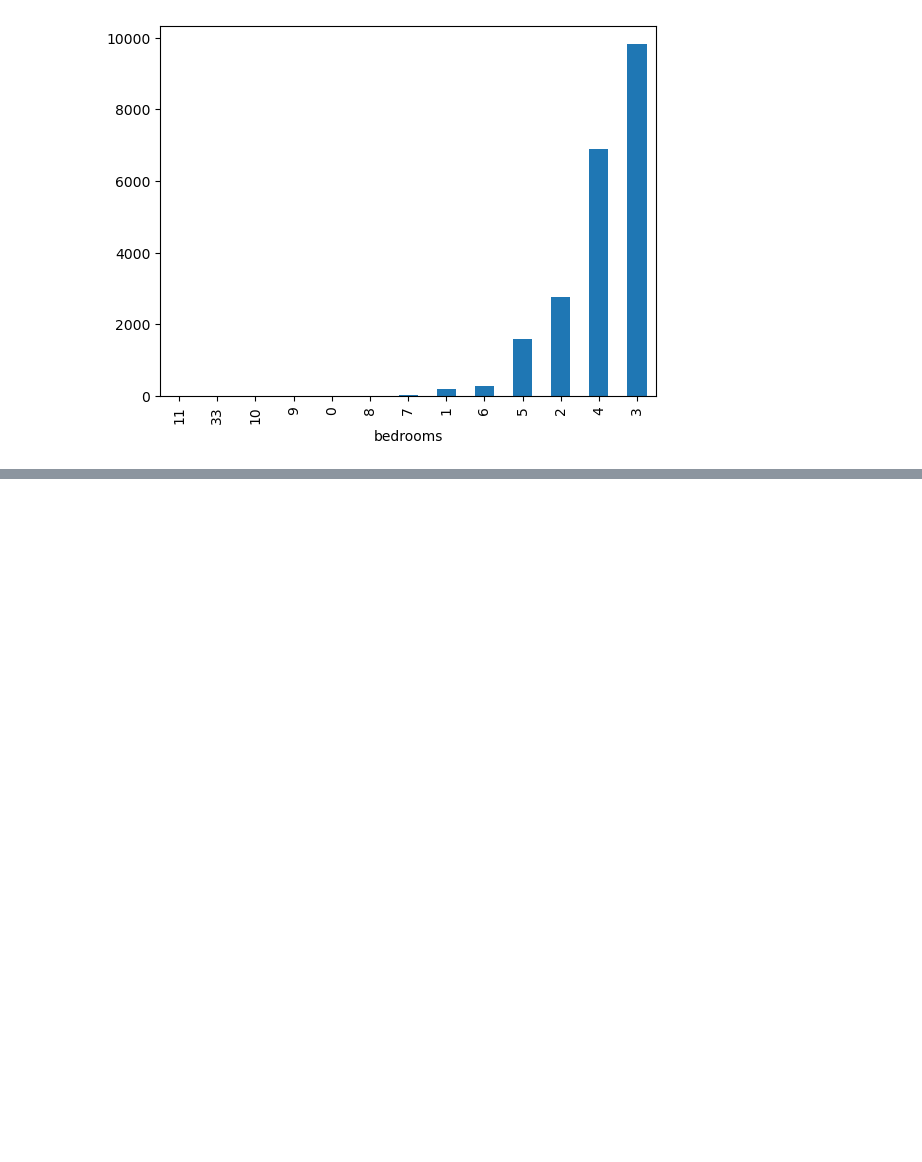
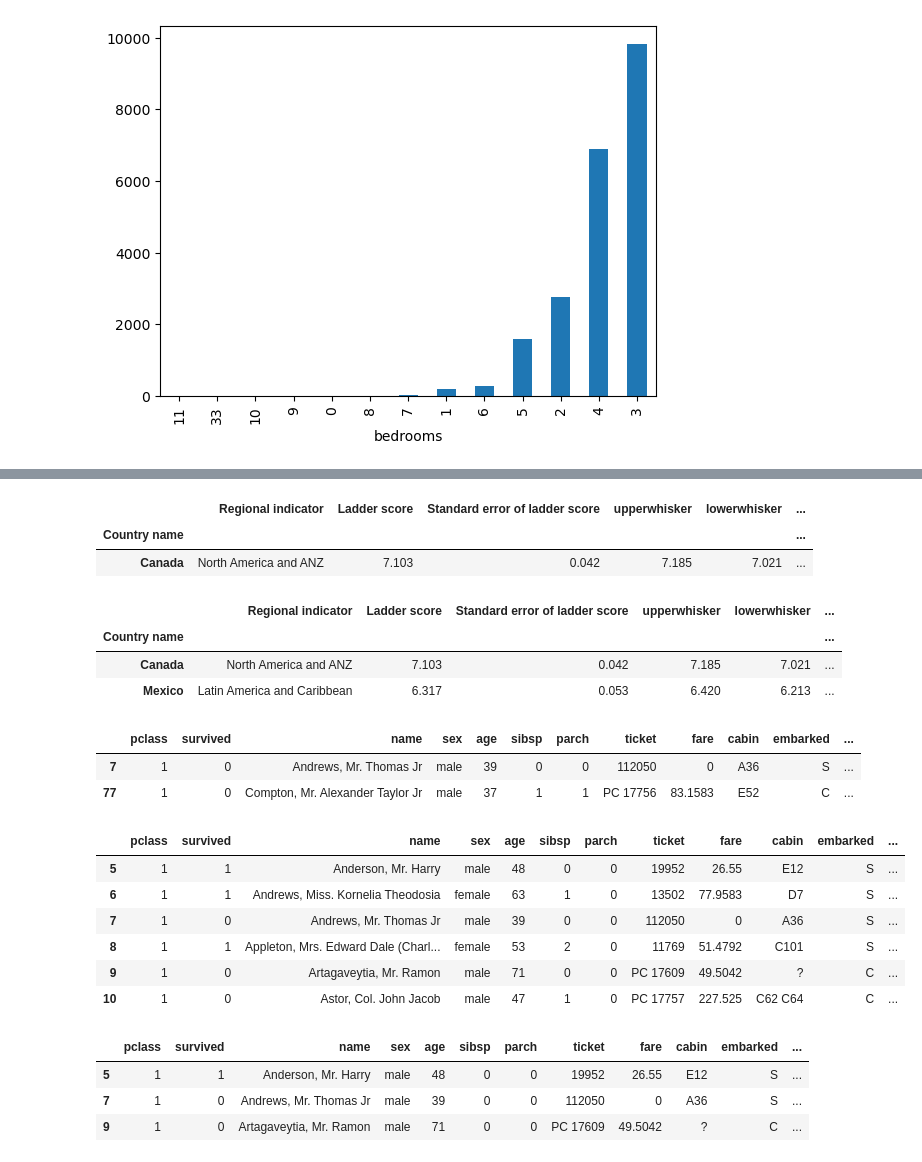
Before and after one commit to farhanaqaei/DataAnalysis, a Jupyter notebook: 5_Indexing&Sorting/LearningBook.ipynb, the cells around one changed output, grey strips where cells are left out. Drawn from its saved outputs; the diff is of its cells as text; code cells hidden in the pictures; blank space fills up the shorter version.

```diff
--- a/5_Indexing&Sorting/LearningBook.ipynb
+++ b/5_Indexing&Sorting/LearningBook.ipynb
@@ -353,0 +382,36 @@ houses.bedrooms.value_counts().sort_values().plot(kind="bar")
+# %%
+countries.loc[["Canada"]]
+# %% [output]
+|  | Regional indicator | Ladder score | Standard error of ladder score | upperwhisker | lowerwhisker | ... |
+| Country name |  |  |  |  |  | ... |
+| Canada | North America and ANZ | 7.103 | 0.042 | 7.185 | 7.021 | ... |
+# %%
+countries.loc[["Canada", "Mexico"]]
+# %% [output]
+|  | Regional indicator | Ladder score | Standard error of ladder score | upperwhisker | lowerwhisker | ... |
+| Country name |  |  |  |  |  | ... |
+| Canada | North America and ANZ | 7.103 | 0.042 | 7.185 | 7.021 | ... |
+| Mexico | Latin America and Caribbean | 6.317 | 0.053 | 6.420 | 6.213 | ... |
+# %%
+titanic.loc[[7, 77]]
+# %% [output]
+|  | pclass | survived | name | sex | age | sibsp | parch | ticket | fare | cabin | embarked | ... |
+| 7 | 1 | 0 | Andrews, Mr. Thomas Jr | male | 39 | 0 | 0 | 112050 | 0 | A36 | S | ... |
+| 77 | 1 | 0 | Compton, Mr. Alexander Taylor Jr | male | 37 | 1 | 1 | PC 17756 | 83.1583 | E52 | C | ... |
+# %%
+titanic.loc[5:10]
+# %% [output]
+|  | pclass | survived | name | sex | age | sibsp | parch | ticket | fare | cabin | embarked | ... |
+| 5 | 1 | 1 | Anderson, Mr. Harry | male | 48 | 0 | 0 | 19952 | 26.55 | E12 | S | ... |
+| 6 | 1 | 1 | Andrews, Miss. Kornelia Theodosia | female | 63 | 1 | 0 | 13502 | 77.9583 | D7 | S | ... |
+| 7 | 1 | 0 | Andrews, Mr. Thomas Jr | male | 39 | 0 | 0 | 112050 | 0 | A36 | S | ... |
+| 8 | 1 | 1 | Appleton, Mrs. Edward Dale (Charl... | female | 53 | 2 | 0 | 11769 | 51.4792 | C101 | S | ... |
+| 9 | 1 | 0 | Artagaveytia, Mr. Ramon | male | 71 | 0 | 0 | PC 17609 | 49.5042 | ? | C | ... |
+| 10 | 1 | 0 | Astor, Col. John Jacob | male | 47 | 1 | 0 | PC 17757 | 227.525 | C62 C64 | C | ... |
+# %%
+titanic.loc[5:10:2]
+# %% [output]
+|  | pclass | survived | name | sex | age | sibsp | parch | ticket | fare | cabin | embarked | ... |
+| 5 | 1 | 1 | Anderson, Mr. Harry | male | 48 | 0 | 0 | 19952 | 26.55 | E12 | S | ... |
+| 7 | 1 | 0 | Andrews, Mr. Thomas Jr | male | 39 | 0 | 0 | 112050 | 0 | A36 | S | ... |
+| 9 | 1 | 0 | Artagaveytia, Mr. Ramon | male | 71 | 0 | 0 | PC 17609 | 49.5042 | ? | C | ... |
```
Also changed, not shown: parts of 15 cells of this notebook.
